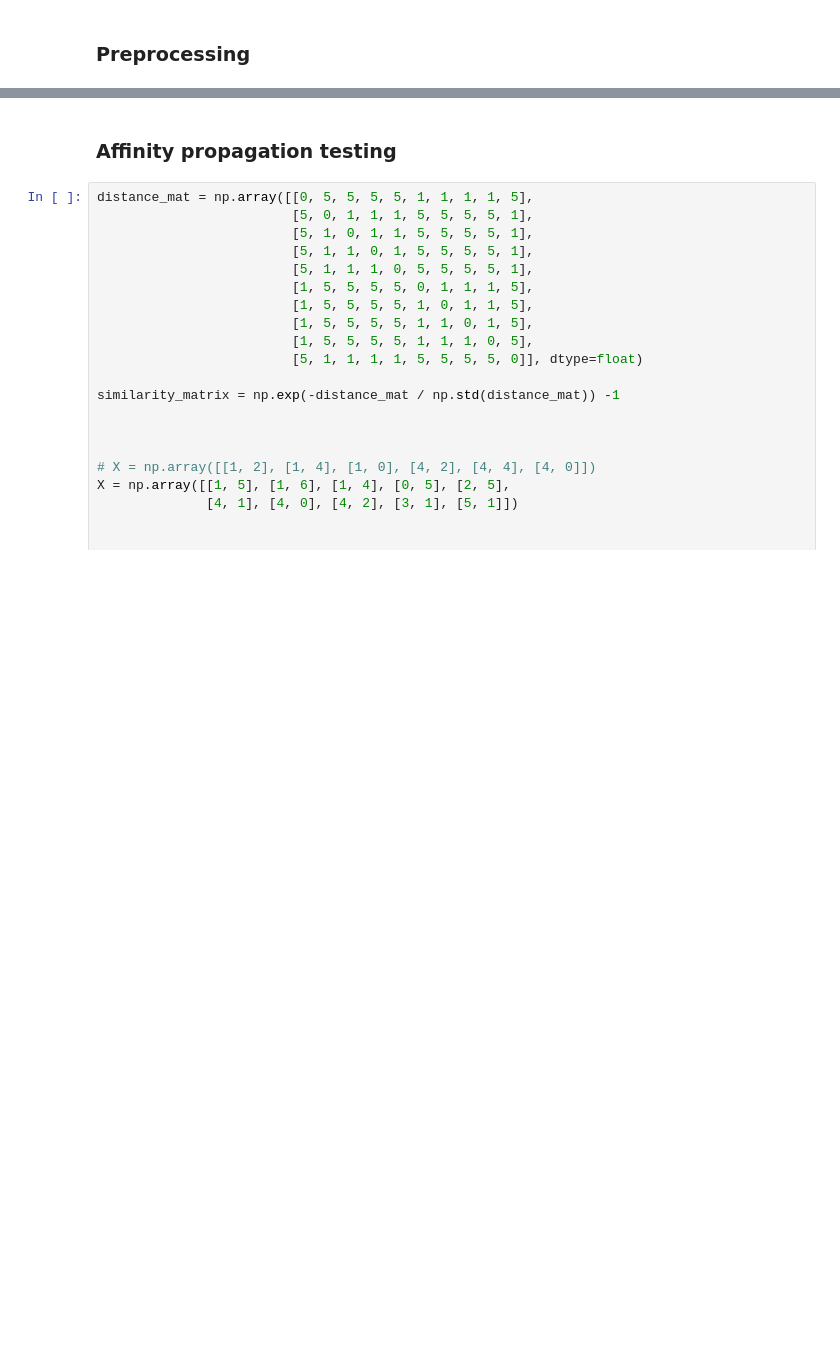
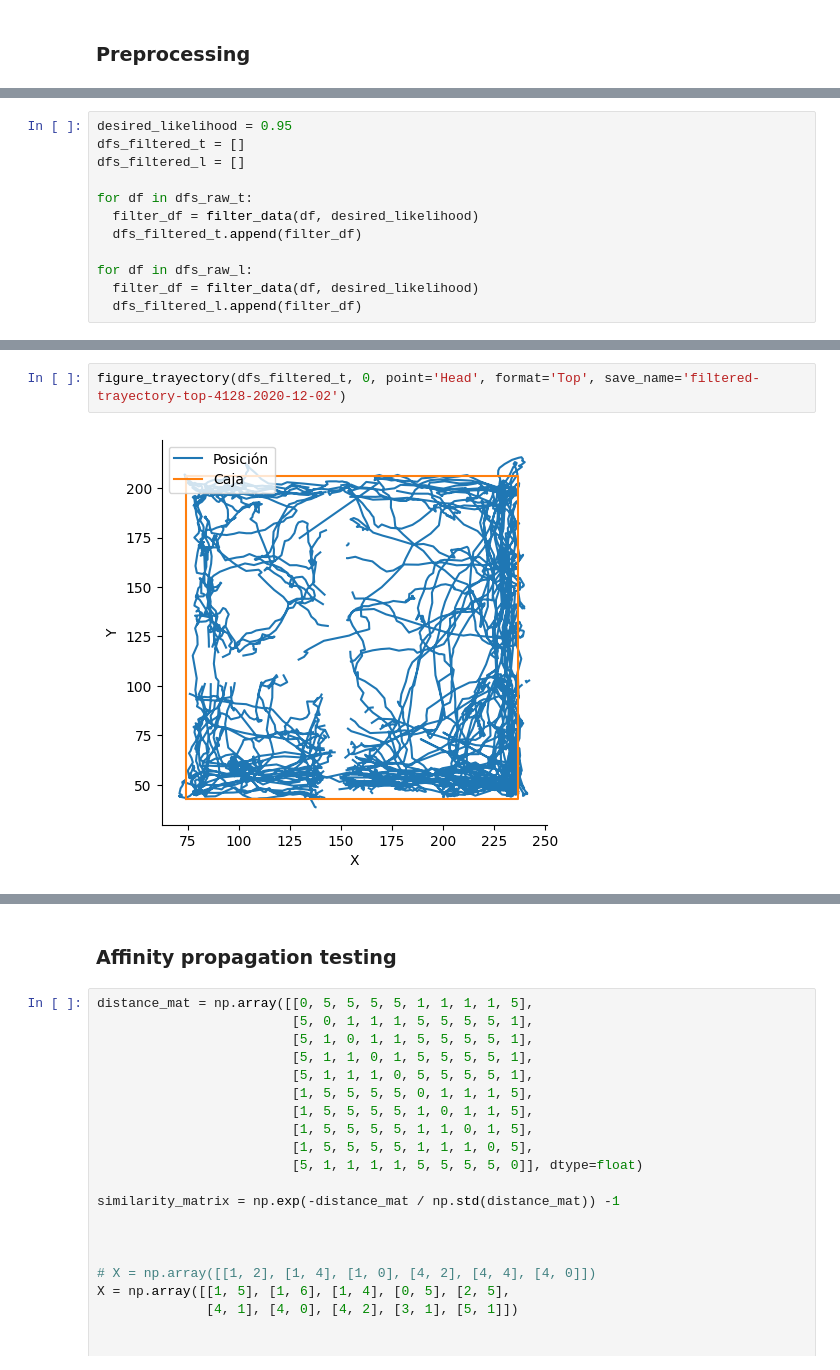
Before and after one commit to Gonzalo-Ortega/Behabioral-Boxes-GUI, a Jupyter notebook: Analysis_Gonzalo.ipynb, the cells around one changed output, grey strips where cells are left out. Cells and saved outputs as stored; diff of their text form; blank space fills up the shorter version.

```diff
--- a/Analysis_Gonzalo.ipynb
+++ b/Analysis_Gonzalo.ipynb
@@ -1440,0 +1435,12 @@ for data in data_lateral_dfs:
+# %%
+desired_likelihood = 0.95
+dfs_filtered_t = []
+dfs_filtered_l = []
+
+for df in dfs_raw_t:
+  filter_df = filter_data(df, desired_likelihood)
+  dfs_filtered_t.append(filter_df)
+
+for df in dfs_raw_l:
+  filter_df = filter_data(df, desired_likelihood)
+  dfs_filtered_l.append(filter_df)
@@ -1440,0 +1463,4 @@ for data in data_lateral_dfs:
+# %%
+figure_trayectory(dfs_filtered_t, 0, point='Head', format='Top', save_name='filtered-trayectory-top-4128-2020-12-02')
+# %% [output]
+[figure, added]
```
Also changed, not shown: parts of 46 cells of this notebook.
